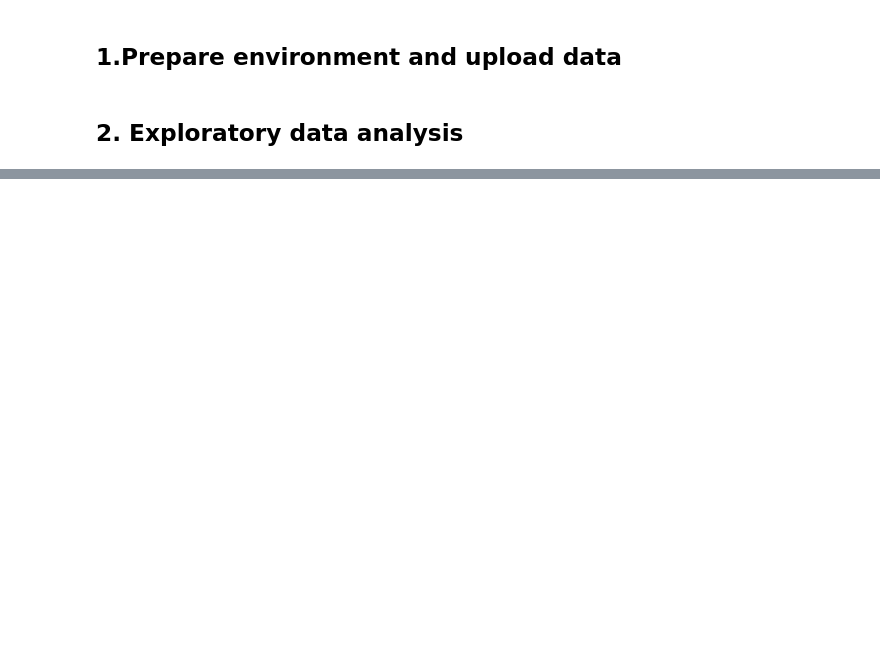
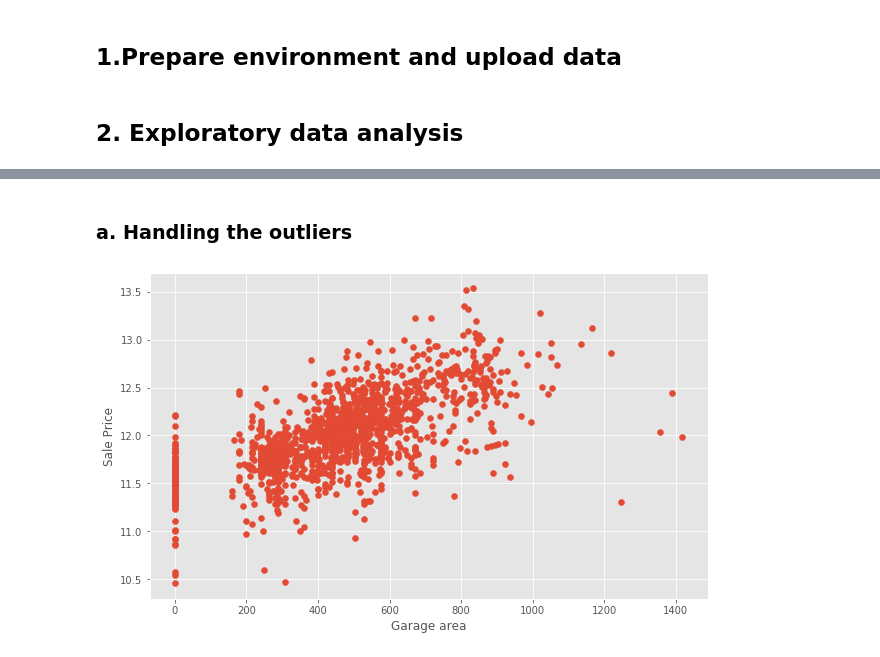
Before and after one commit to Davodu/kaggle-solutions, a Jupyter notebook: house-prices-advanced-regression-techniques/housing_solution.ipynb, the cells around one changed output, grey strips where cells are left out. Drawn from its saved outputs; the diff is of its cells as text; code cells hidden in the pictures; blank space fills up the shorter version.

```diff
--- a/house-prices-advanced-regression-techniques/housing_solution.ipynb
+++ b/house-prices-advanced-regression-techniques/housing_solution.ipynb
@@ -76,0 +137,2 @@ ___________________________
+# %% [markdown]
+### a. Handling the outliers
@@ -76,0 +141,7 @@ ___________________________
+# %%
+plt.scatter(x=train["GarageArea"], y=target)
+plt.ylabel("Sale Price")
+plt.xlabel("Garage area")
+plt.show()
+# %% [output]
+[figure, added]
```
Also changed, not shown: parts of 59 cells of this notebook, 1 other file.
